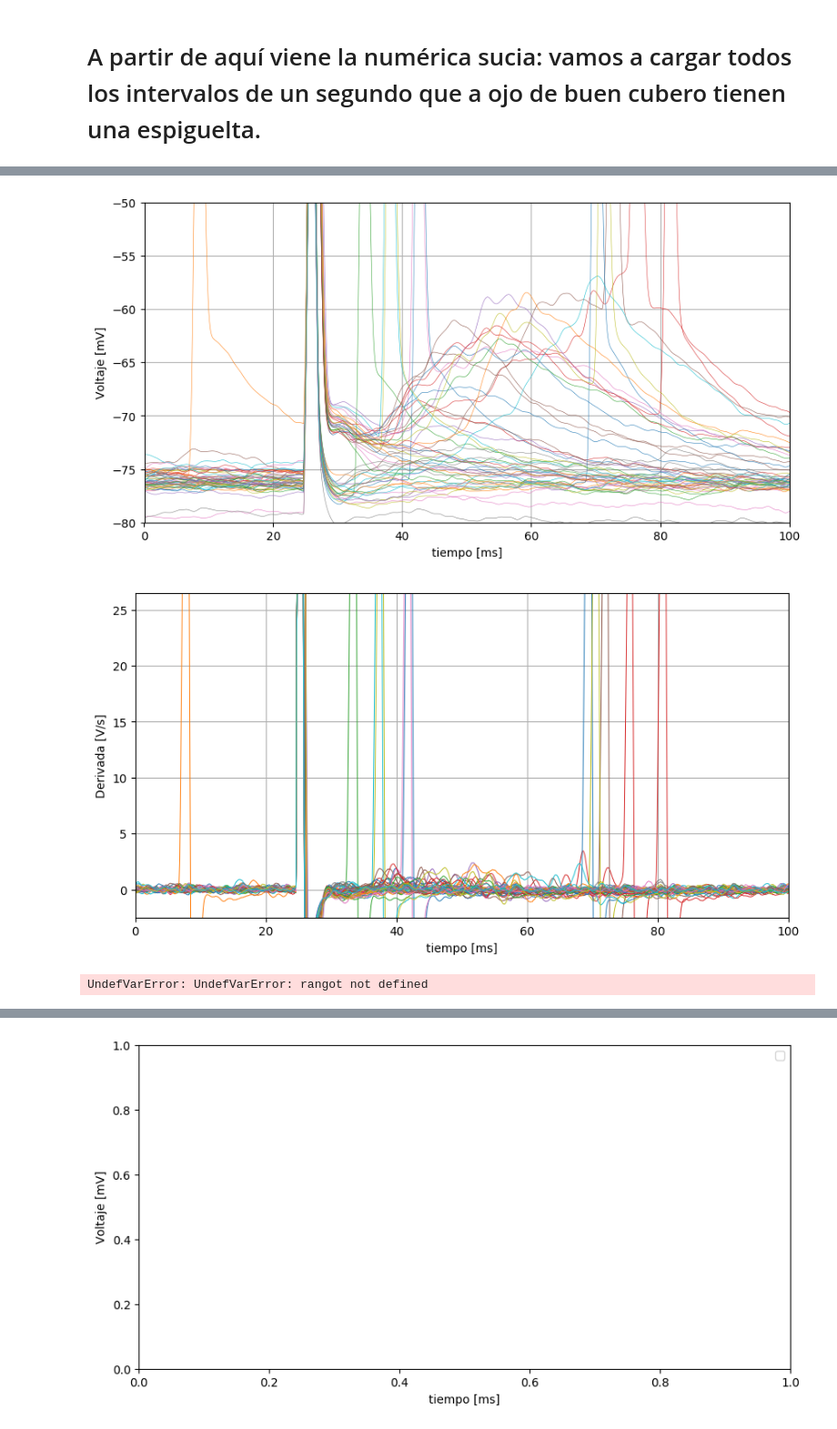
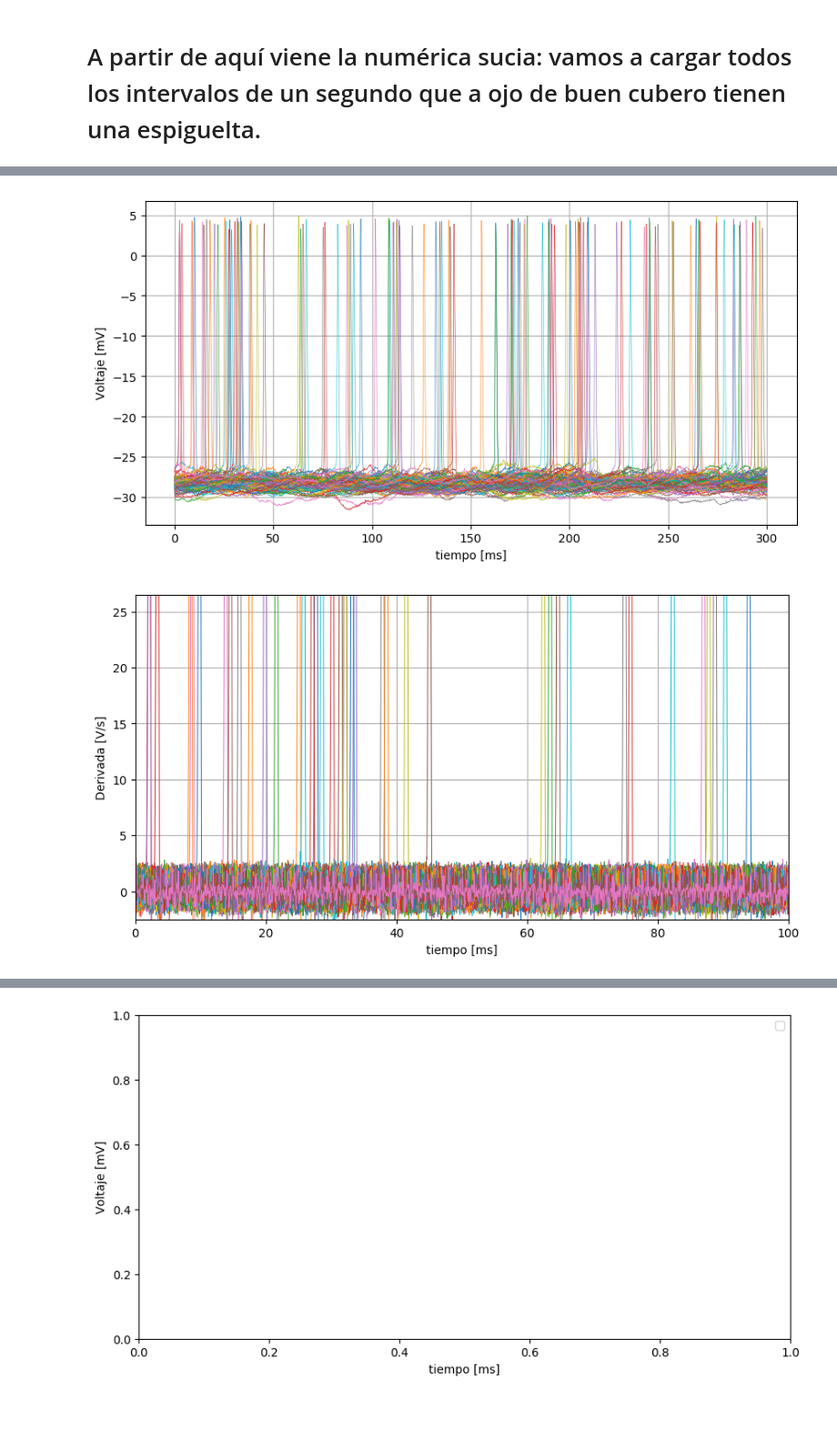
Before and after one commit to JoseJJAB/TrabajoCinvestav, a Jupyter notebook: SpikletDetection.ipynb, the cells around one changed output, grey strips where cells are left out. Shown at 91% size. Drawn from its saved outputs; the diff is of its cells as text; code cells hidden in the pictures.

Commit message:
archivos mugrosos Bianca

```diff
--- a/SpikletDetection.ipynb
+++ b/SpikletDetection.ipynb
@@ -13,5 +13,5 @@ include("sacadatos.jl")
 # %% [output]
 devuelvedatos (generic function with 1 method)
 # %%
-nomine = "../h5files/Bianca Files/88101654.hf5"
+nomine = "../../Experimentos/h5files/Registros paper/08n08004.hf5"
 # %% [output]
@@ -28,5 +52,5 @@ names(datos)
 # %%
-constantes, sweps = devuelvedatos(datos, "ch0");
+constantes, sweps = devuelvedatos2B(datos);
 const freq=1/constantes[1];
 println("la frequencia de muestreo es ", freq, " kHz." )
 # %% [output]
@@ -310,34 +339,32 @@ for subs in keys(suaves)
 rangot=iart(1, lala)
  plot(rangot,suaves[subs], label=subs, lw=0.4)
 end
-ylim(-80, -50)
-xlim(0.01, 100)
+#ylim(-80, -50)
+#xlim(0.01, 100)
 xlabel("tiempo [ms]")
 ylabel("Voltaje [mV]")
 #legend()
 grid()
 # %% [output]
-[figure, old version]
+[figure, new version]
 # %%
 figura=figure(figsize=(10,5))
 ylim(-2.5, 26.5)
 xlim(0.01, 100)
+
+rangot=1
 
 for subs in keys(derivadas)
 lala=length(derivadas[subs])
 rangot=iart(1, lala)
  plot(rangot,derivadas[subs], label=subs, lw=0.7)
 end
 xlabel("tiempo [ms]")
 ylabel("Derivada [V/s]")
 #legend()
 grid()
 # %% [output]
-[figure, old version]
+[figure, new version]
-# %%
-length(rangot), lala
-# %% [output]
-UndefVarError: UndefVarError: rangot not defined
 # %%
 intSS=Dict{String,Dict}()  #intSS es subintervalo del intervalo
 for subs in keys(derivadas)
```
Also changed, not shown: parts of 12 cells of this notebook, 1 other file.
